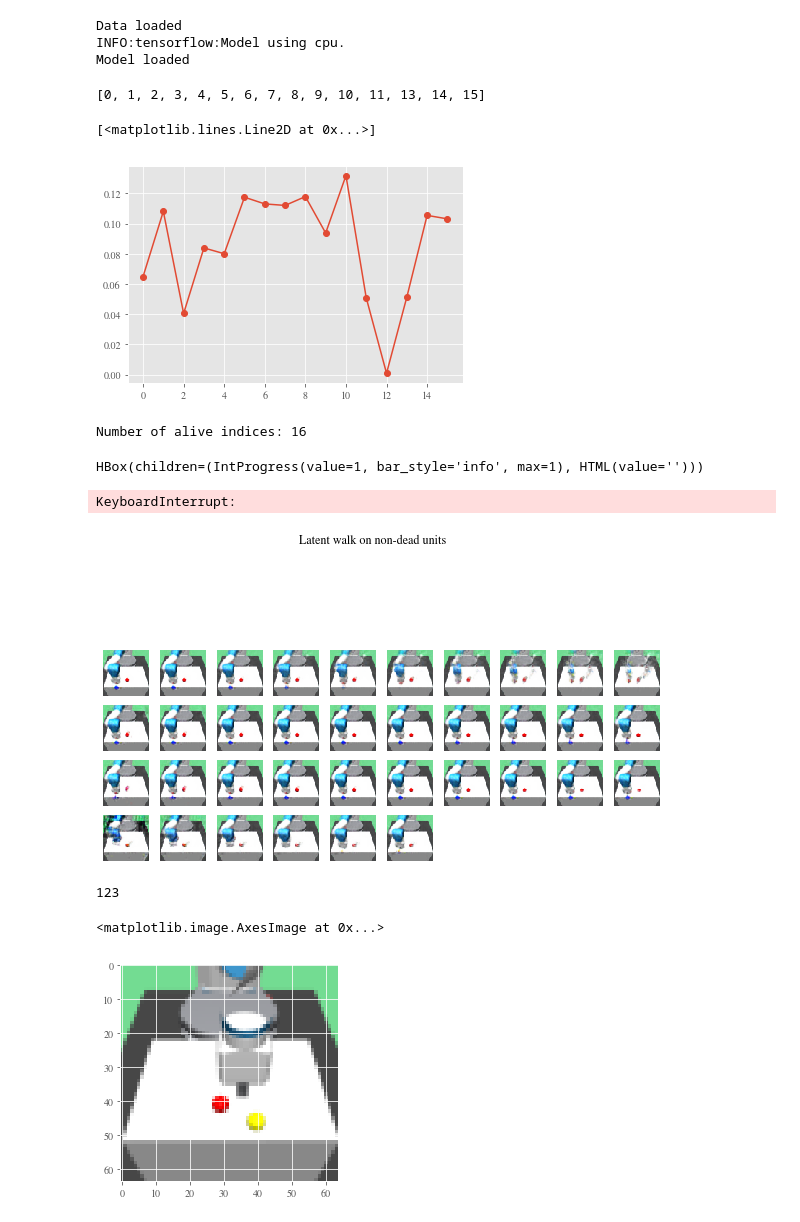
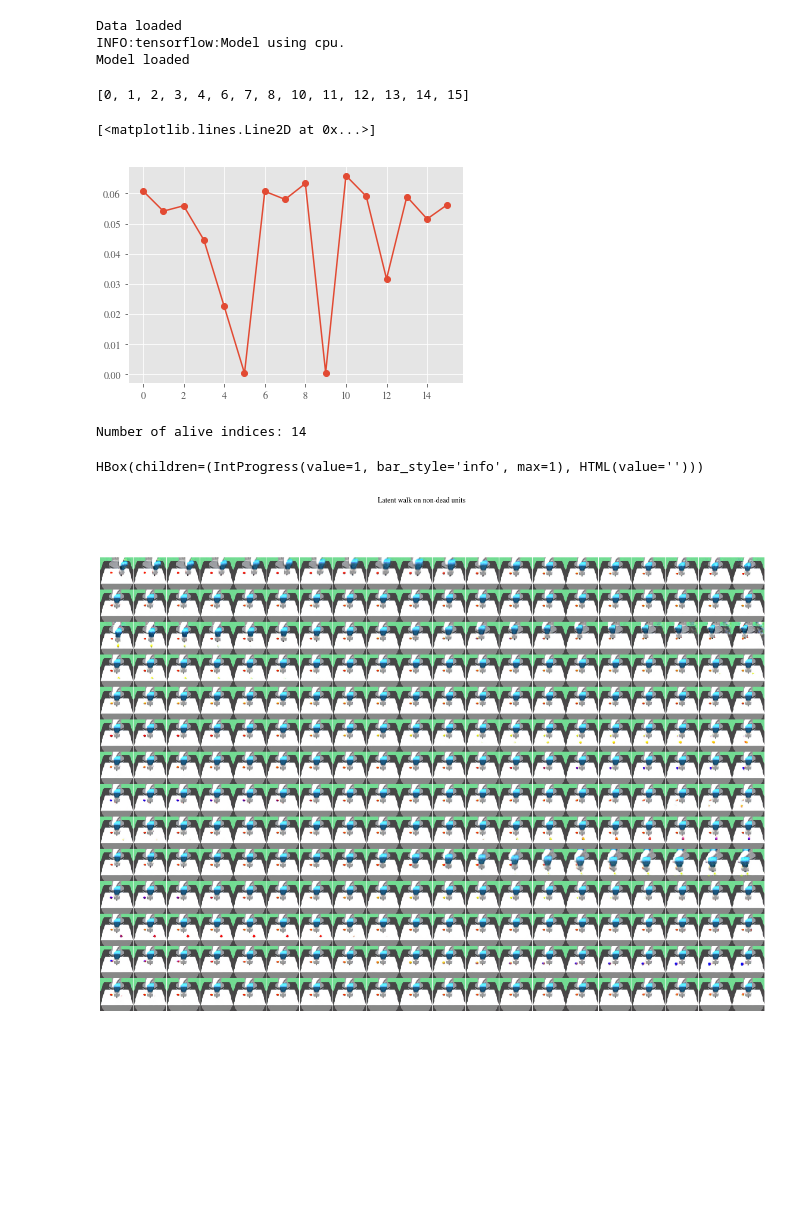
Before and after one commit to DarthPumpkin/generative-parametrizations, a Jupyter notebook: scripts/dead_unit_detector_notebook.ipynb, the cells around one changed output. Saved outputs shown, nothing was run; the diff lists cells and outputs as text; code cells hidden in the pictures; blank space fills up the shorter version.

```diff
--- a/scripts/dead_unit_detector_notebook.ipynb
+++ b/scripts/dead_unit_detector_notebook.ipynb
@@ -25,7 +25,7 @@ learning_rate = 0.001
 vae = ConvVAE(z_size=z_size, batch_size=batch_size, learning_rate=learning_rate, kl_tolerance=kl_tolerance,
               is_training=True, reuse=False, gpu_mode=False, reconstruction_option=1,
               kl_option=2)
-vae.load_json("scripts/best_models/superModels/kl2rl1-z16-b600-push_sphere_v0vae-fetch199.json")
+vae.load_json("scripts/best_models/superModels/kl2rl1-z16-b250-push_sphere_v0vae-fetch199.json")
 print("Model loaded")
 # %% [output]
 Data loaded
@@ -37,7 +37,7 @@ alive_threshold = 0.05
 reconstructed_imgs = []
 alive_idx_set = []
 mean_variances = np.zeros(z_size)
-for pic_index in range(20):
+for pic_index in range(10):
     z = vae.encode(dataset[:batch_size])
     mins = np.min(z, axis=0)
     maxes = np.max(z, axis=0)
@@ -65,7 +65,7 @@ mean_variances /= latent_walk_length
 alive_idx_set = list(set(alive_idx_set))
 print(alive_idx_set)
 # %% [output]
-[0, 1, 2, 3, 4, 5, 6, 7, 8, 9, 10, 11, 13, 14, 15]
+[0, 1, 2, 3, 4, 6, 7, 8, 10, 11, 12, 13, 14, 15]
 # %%
 import matplotlib
 matplotlib.rcParams['mathtext.fontset'] = 'stix'
@@ -76,47 +76,37 @@ plt.rcParams["errorbar.capsize"] = 2
 plt.plot(mean_variances, '-o')
 # %% [output]
 [<matplotlib.lines.Line2D at 0x...>]
-[figure, old version]
+[figure, new version]
 # %%
 from tqdm import tqdm_notebook as tqdm
 import matplotlib.gridspec as gridspec
 print("Number of alive indices: {}".format(len(alive_idx_set)))
-pic_index = 9
-z = vae.encode(dataset[:batch_size])
+pic_index = 0
+z = vae.encode(dataset[110: 110+batch_size])
 reconstruct = vae.decode(z)
 pic = reconstruct[pic_index]
 mins = np.min(z, axis=0)
 maxes = np.max(z, axis=0)
 originals = z[pic_index].copy()
-latent_walk_length = 10
+latent_walk_length = 20
 fig = plt.figure(figsize=(latent_walk_length, len(alive_idx_set)))
 plt.tight_layout()
 
 fig.suptitle("Latent walk on non-dead units")
 for idx, i in tqdm(enumerate(alive_idx_set)):
-    latent_walk = np.linspace(mins[i], maxes[i], latent_walk_length)
+    latent_walk = np.linspace(mins[i]-1, maxes[i]+1, latent_walk_length)
     for j, walk in enumerate(latent_walk):
         z[pic_index][i] = walk
         reconstruct = vae.decode(z)
         ax1 = plt.subplot(len(alive_idx_set), latent_walk_length, (idx * latent_walk_length + (j + 1)))
         plt.axis('off')
         ax1.set_xticklabels([])
         ax1.set_yticklabels([])
         plt.imshow(reconstruct[pic_index])
         z[pic_index] = originals
 plt.subplots_adjust(wspace=0, hspace=0)
 plt.savefig("disentaglement_check.pdf", format="pdf")
 # %% [output]
-Number of alive indices: 16
+Number of alive indices: 14
 HBox(children=(IntProgress(value=1, bar_style='info', max=1), HTML(value='')))
-KeyboardInterrupt:
-[figure, old version]
+[figure, new version]
-# %%
-print(123)
-# %% [output]
-123
-# %%
-plt.imshow(dataset[9])
-# %% [output]
-<matplotlib.image.AxesImage at 0x...>
-[figure, removed]
```
Also changed, not shown: parts of 3 cells of this notebook.
